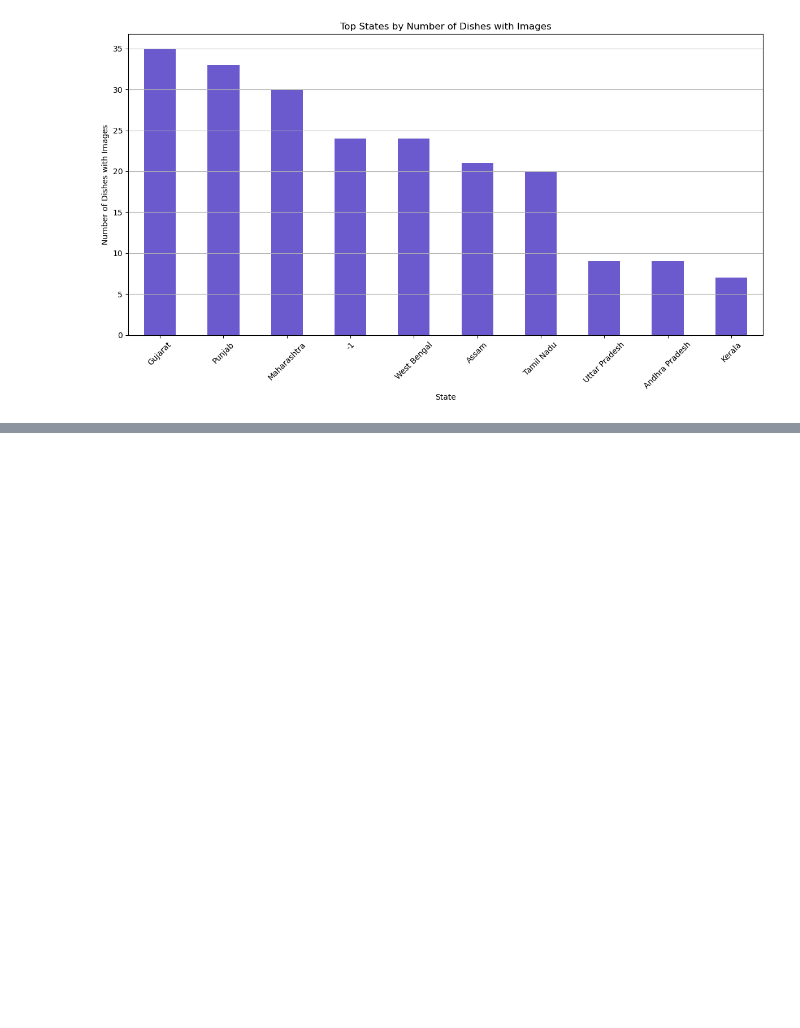
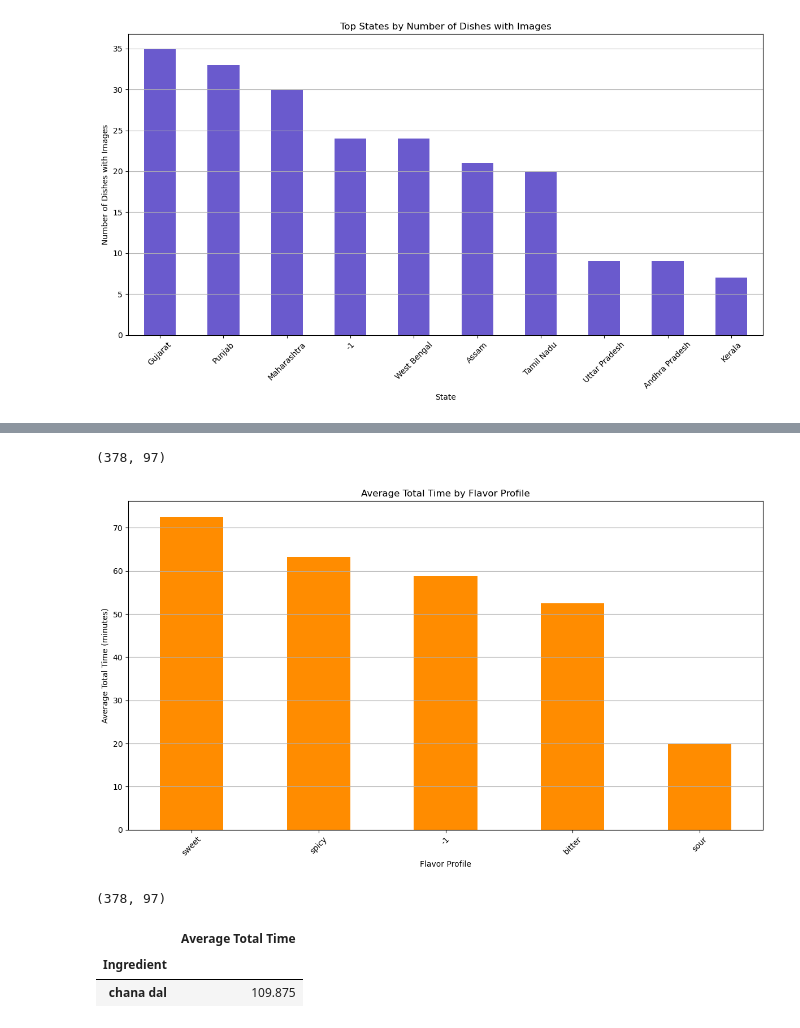
Before and after one commit to raj-rajat/Indian-Food-Dataset, a Jupyter notebook: indian-food-dataset.ipynb, the cells around one changed output, grey strips where cells are left out. Drawn from its saved outputs; the diff is of its cells as text; code cells hidden in the pictures; blank space fills up the shorter version.

```diff
--- a/indian-food-dataset.ipynb
+++ b/indian-food-dataset.ipynb
@@ -848,0 +892,57 @@ plt.show()
+# %%
+# Extracting ingredients based on diet
+veg_ingredients_set = set(df[df['diet'] == 'vegetarian']['ingredients'].str.split(', ').explode())
+non_veg_ingredients_set = set(df[df['diet'] == 'non vegetarian']['ingredients'].str.split(', ').explode())
+
+# Calculating the number of unique ingredients for both diets
+veg_ingredient_count = len(veg_ingredients_set)
+non_veg_ingredient_count = len(non_veg_ingredients_set)
+
+veg_ingredient_count, non_veg_ingredient_count
+# %% [output]
+(378, 97)
+# %%
+# Calculating average total time by flavor profile
+avg_time_by_flavor = df.groupby('flavor_profile')['total_time'].mean().sort_values(ascending=False)
+
+# Plotting the average total time by flavor profile
+plt.figure(figsize=(12, 7))
+avg_time_by_flavor.plot(kind='bar', color='darkorange')
+plt.title('Average Total Time by Flavor Profile')
+plt.xlabel('Flavor Profile')
+plt.ylabel('Average Total Time (minutes)')
+plt.xticks(rotation=45)
+plt.grid(axis='y')
+
+plt.tight_layout()
+plt.show()
+# %% [output]
+[figure, added]
+# %%
+# Splitting ingredients and counting their occurrences based on diet
+all_veg_ingredients = df[df['diet'] == 'vegetarian']['ingredients'].str.split(', ').explode().unique()
+all_non_veg_ingredients = df[df['diet'] == 'non vegetarian']['ingredients'].str.split(', ').explode().unique()
+
+# Counting the unique ingredients for both diets
+num_veg_ingredients = len(all_veg_ingredients)
+num_non_veg_ingredients = len(all_non_veg_ingredients)
+
+num_veg_ingredients, num_non_veg_ingredients
+# %% [output]
+(378, 97)
+# %%
+# Creating a DataFrame to store the average total time influenced by the top ingredients
+ingredient_time_df = pd.DataFrame(index=top_ingredients['Ingredient'], columns=['Average Total Time'])
+
+# Filling the DataFrame
+for ingredient in top_ingredients['Ingredient']:
+    avg_time = df[df['ingredients'].str.contains(ingredient, case=False)]['total_time'].mean()
+    ingredient_time_df.loc[ingredient] = avg_time
+
+# Sorting by average total time
+most_time_intensive_ingredient = ingredient_time_df.sort_values(by='Average Total Time', ascending=False).head(1)
+most_time_intensive_ingredient
+# %% [output]
+|  | Average Total Time |
+| Ingredient |  |
+| chana dal | 109.875 |
```
Also changed, not shown: parts of 16 cells of this notebook.
